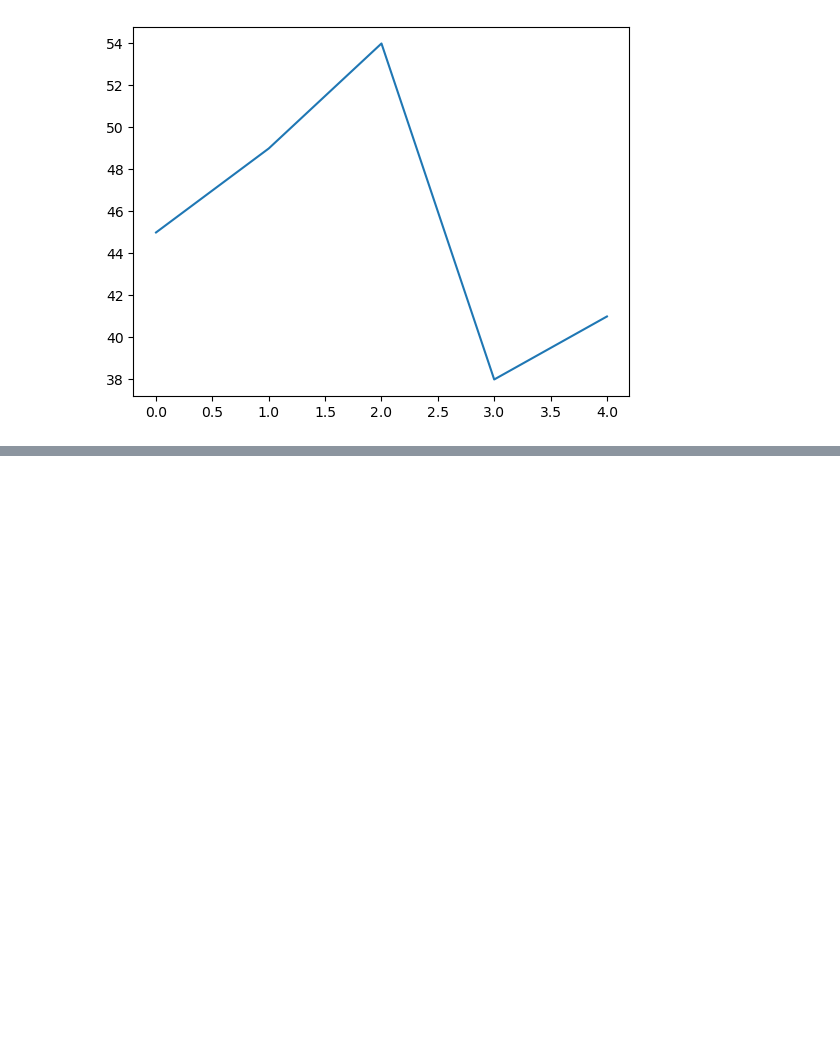
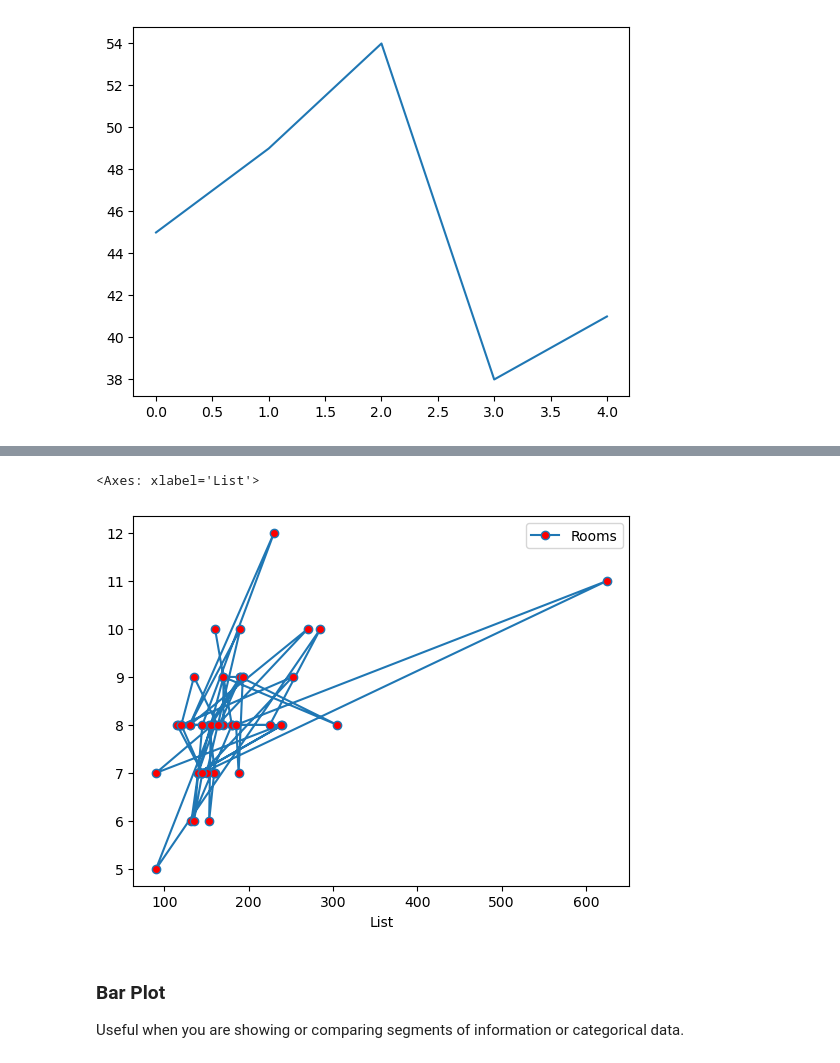
Before and after one commit to CS4580/my-notes-CarstenScholle, a Jupyter notebook: module4/into_plotting.ipynb, the cells around one changed output, grey strips where cells are left out. Drawn from its saved outputs; the diff is of its cells as text; code cells hidden in the pictures; blank space fills up the shorter version.

```diff
--- a/module4/into_plotting.ipynb
+++ b/module4/into_plotting.ipynb
@@ -67,0 +93,9 @@ plt.plot(y)
+# %%
+# Add markers
+homes_df.plot(x='List', y='Rooms', marker='o', markerfacecolor='r')
+# %% [output]
+<Axes: xlabel='List'>
+[figure, added]
+# %% [markdown]
+### Bar Plot
+Useful when you are showing or comparing segments of information or categorical data.
```
Also changed, not shown: parts of 22 cells of this notebook, 4 other files.
